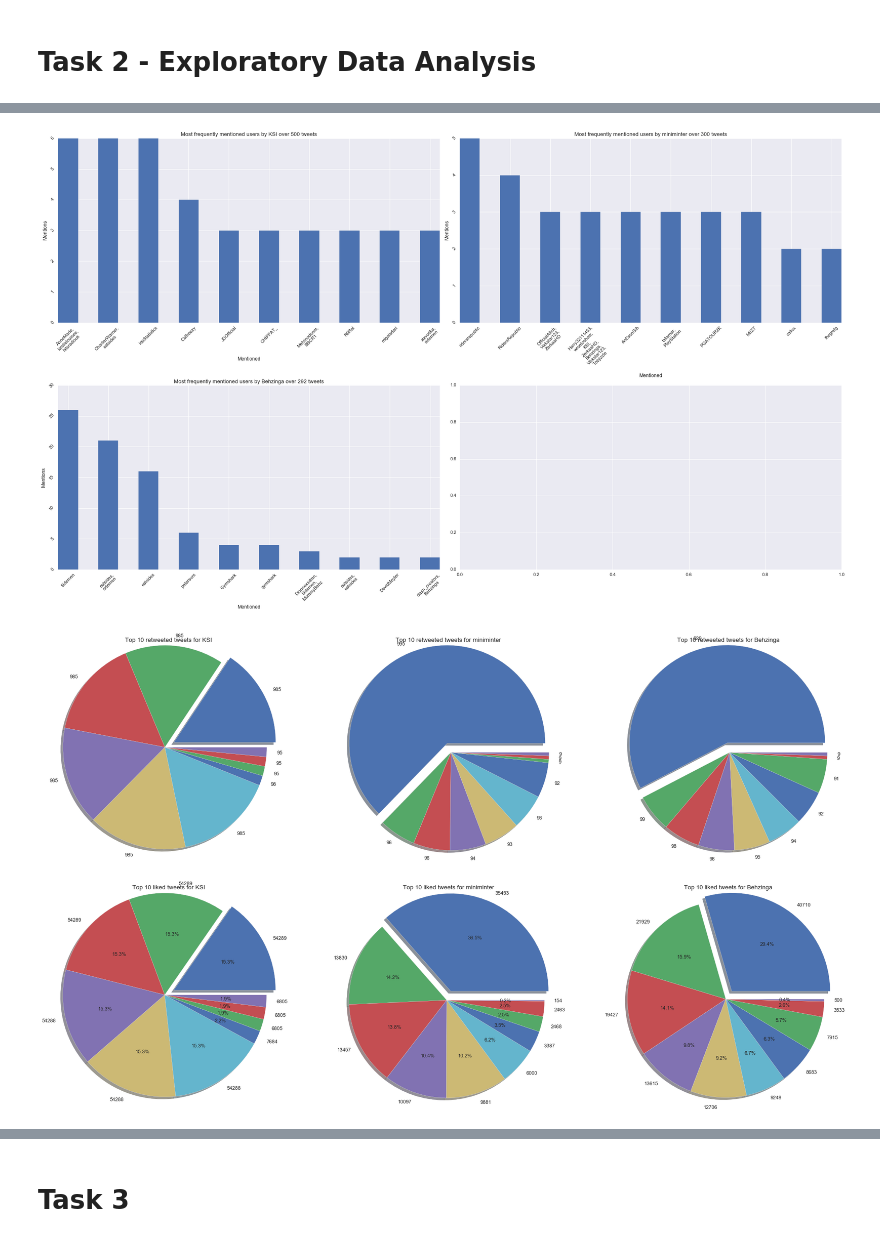
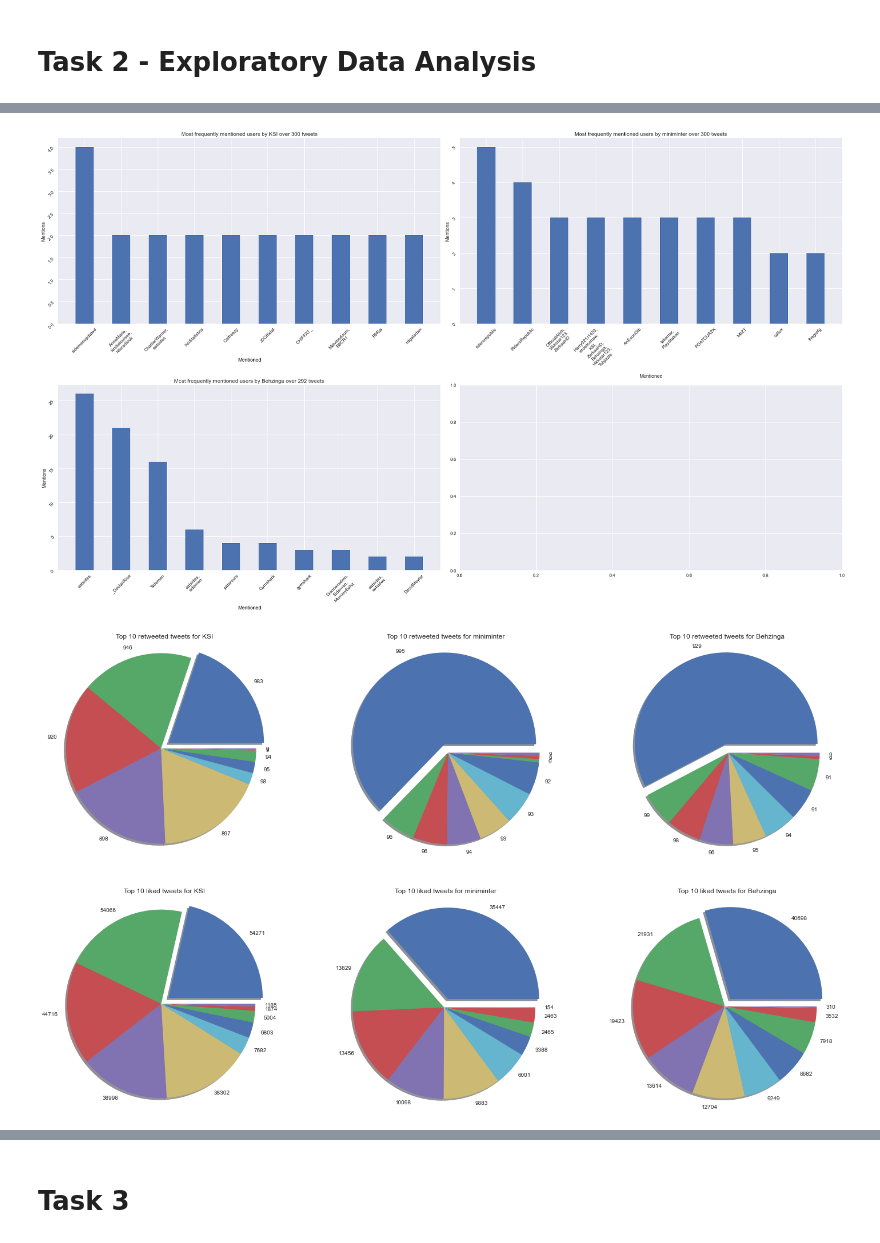
Before and after one commit to a-curious-coder/twitter-api-data-science, a Jupyter notebook: twitter_data_analysis.ipynb, the cells around one changed output, grey strips where cells are left out. Saved outputs shown, nothing was run; the diff lists cells and outputs as text; code cells hidden in the pictures.

```diff
--- a/twitter_data_analysis.ipynb
+++ b/twitter_data_analysis.ipynb
@@ -45,7 +46,7 @@ def get_twitter_auth():
 
     return tweepy.API(auth, wait_on_rate_limit = True)
 
-def read_twitter_data(profiles : list) -> pd.DataFrame():
+def read_twitter_data(usernames : list) -> pd.DataFrame():
     """Reads generated or file-saved twitter data to dataframe
 
     Args:
@@ -64,17 +65,19 @@ def read_twitter_data(profiles : list) -> pd.DataFrame():
             tempdf = pd.read_csv('data.csv')
             # Remove title row
             tempdf = tempdf[tempdf['user'] != "user"]
-            for name in profiles:
+            dataframes = []
+            for name in usernames:
                 if tempdf[tempdf['user'] == name].shape[0] == 0:
                     tempdf = get_multiple_user_twitter_data([name],  300)
 
-                df = df.append(tempdf[tempdf['user'] == name])
+                dataframes.append(tempdf[tempdf['user'] == name])
+            df = pd.concat(dataframes)
             # If the data for this user doesn't already exist
             # display(df)
     else:
         # print("File doesn't exist, generating data")
         # Get 300 tweets for each user
-        df = get_multiple_user_twitter_data(profiles, 300)
+        df = get_multiple_user_twitter_data(usernames, 300)
 
     return df
 
@@ -155,7 +158,7 @@ def get_user_tweets(name : str, n : int) -> list():
     tweets = temp['tweets'].tolist()
     return tweets
 
-def get_user_mentions_by_main_user(user : str, data : pd.DataFrame()) -> pd.DataFrame():
+def get_user_mentions_by_user(user : str, data : pd.DataFrame()) -> pd.DataFrame():
     """Gets a list of users mentioned throughout user's tweets
     Args:
         user (str): The user we want to get information from
@@ -325,9 +328,10 @@ api.verify_credentials()
 
 # Get twitter data
 df = read_twitter_data(names)
-print(str(df.shape[0]) + " tweets\t" + str(df.shape[1]) + " columns\t" + str(int(df.shape[0]/len(names))) + " tweets per user")
+print(str(df.shape[0]) + " tweets\t" + str(df.shape[1]) + " columns")
 # Fills nan values for columns to 0
 # df['latitude'].fillna(0, inplace = True)
 # df['longitude'].fillna(0, inplace = True)
-df.shape
+for user in names:
+    print(f"{user} has {df[df['user'] == user].shape[0]} tweets")
 # %% [output]
@@ -425,36 +431,36 @@ def plot_top_most_mentioned_users(names):
         # Calculate total tweets we're deriving the following information from
         tweet_count = len(df[df['user'] == user])
         # Get the 'mention' data for the specified user
-        tempdf = get_user_mentions_by_main_user(user, df)
+        tempdf = get_user_mentions_by_user(user, df)
         # Extracts all user mentions from tweets and stores to new column
         tempdf['mention'] = tempdf.tweets.str.findall(r'(?<![@\w])@(\w{1,25})').apply(',\n'.join)
         # Calculate the number of mentions each account has by this user
         mention_values = tempdf['mention'].value_counts()
         # Retrieve each unique mentioned user from the list
         mention_unique = tempdf['mention'].unique()
 
         # Create bar chart with this data
         # Plot the top 10 most mentioned users
         axs[j, i].bar(mention_unique[0:10], mention_values[0:10].astype(int), width = 0.5)
         # Rotate labels for easier visual interpretation
         # Add 5 'ticks' to y axis to make graph easier to perceive
         axs[j, i].tick_params(labelrotation=45)
         # Add titles/axis labels
         axs[j, i].set_title(f"Most frequently mentioned users by {user} over {tweet_count} tweets")
         axs[j, i].set_ylabel("Mentions")
         axs[j, i].set_xlabel("Mentioned")
         fig.tight_layout()
         if i < 1:
             i+= 1
         else:
             i = 0
             j += 1
     # Show plot
     plt.show()
 
 plot_top_most_mentioned_users(names)
 # %% [output]
-[figure, old version]
+[figure, new version]
 # %%
 # Which tweets for each user, have the most likes
 # tweets = get_top_n_tweets(names, 5)
@@ -513,7 +519,7 @@ def plot_top_n_tweets(n = 5, likes_and_retweets = True):
 
 plot_top_n_tweets(10, True)
 # %% [output]
-[figure, old version]
+[figure, new version]
 # %%
 def generate_word_clouds(names : list):
     """Generates word clouds based on most to least frequently used words in each user's tweets
```
Also changed, not shown: parts of 11 cells of this notebook, 5 other files.
